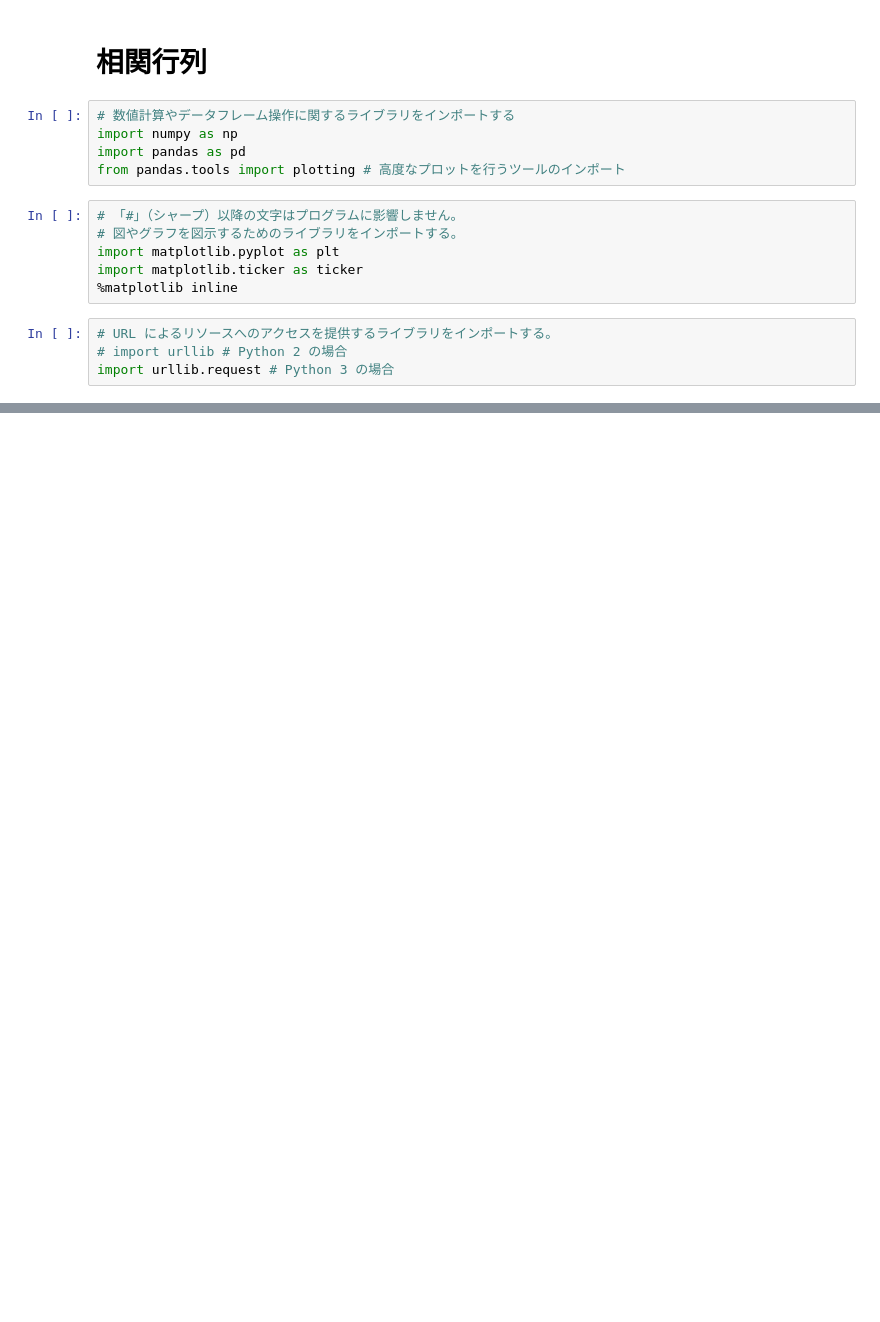
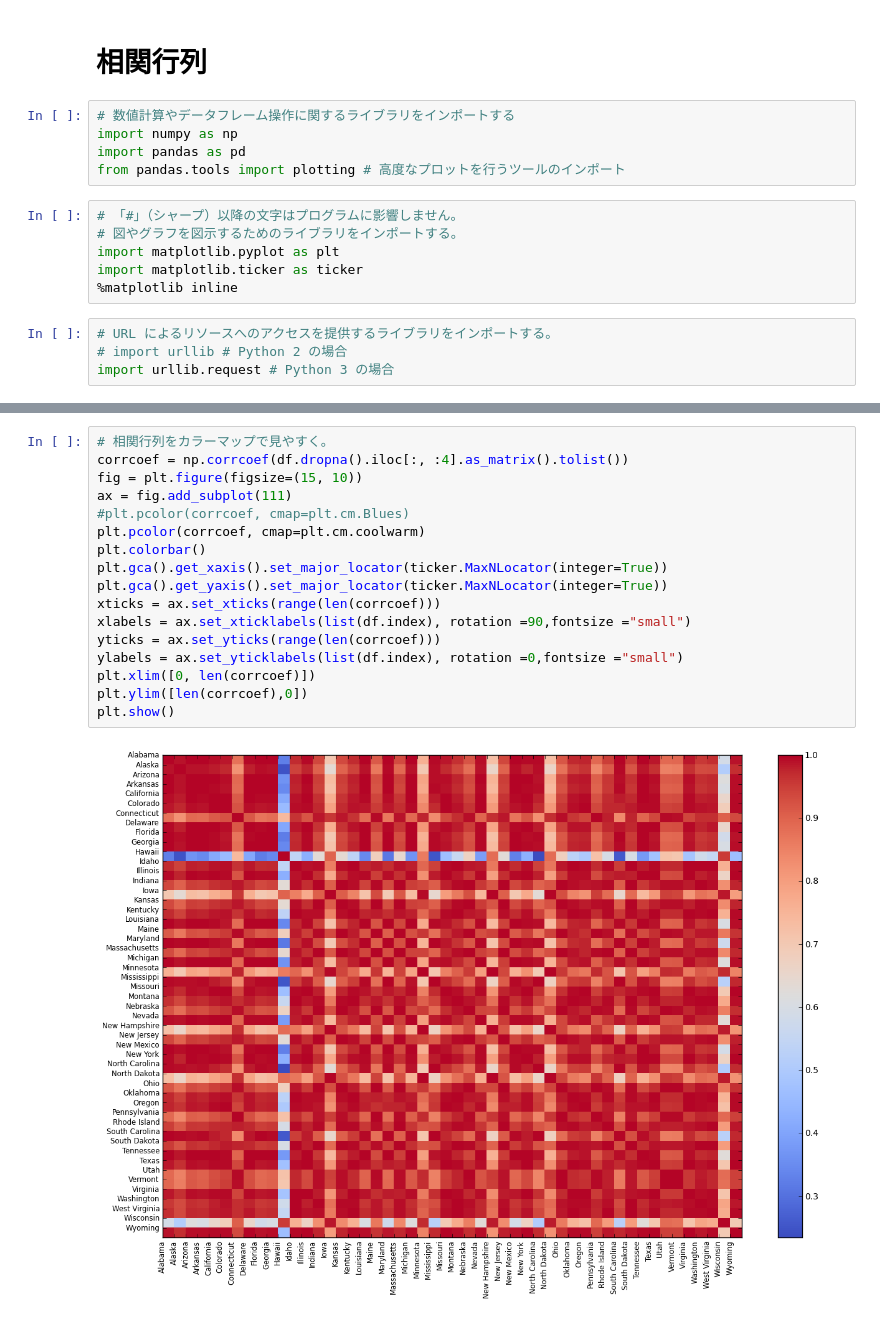
Before and after one commit to maskot1977/ipython_notebook, a Jupyter notebook: 相関行列.ipynb, the cells around one changed output, grey strips where cells are left out. Cells and saved outputs as stored; diff of their text form; blank space fills up the shorter version.

```diff
--- a/相関行列.ipynb
+++ b/相関行列.ipynb
@@ -78,0 +100,19 @@ plt.show()
+# %%
+# 相関行列をカラーマップで見やすく。
+corrcoef = np.corrcoef(df.dropna().iloc[:, :4].as_matrix().tolist())
+fig = plt.figure(figsize=(15, 10))
+ax = fig.add_subplot(111)
+#plt.pcolor(corrcoef, cmap=plt.cm.Blues)
+plt.pcolor(corrcoef, cmap=plt.cm.coolwarm)
+plt.colorbar()
+plt.gca().get_xaxis().set_major_locator(ticker.MaxNLocator(integer=True))
+plt.gca().get_yaxis().set_major_locator(ticker.MaxNLocator(integer=True))
+xticks = ax.set_xticks(range(len(corrcoef)))
+xlabels = ax.set_xticklabels(list(df.index), rotation =90,fontsize ="small")
+yticks = ax.set_yticks(range(len(corrcoef)))
+ylabels = ax.set_yticklabels(list(df.index), rotation =0,fontsize ="small")
+plt.xlim([0, len(corrcoef)])
+plt.ylim([len(corrcoef),0])
+plt.show()
+# %% [output]
+[figure, added]
```
Also changed, not shown: parts of 6 cells of this notebook.
